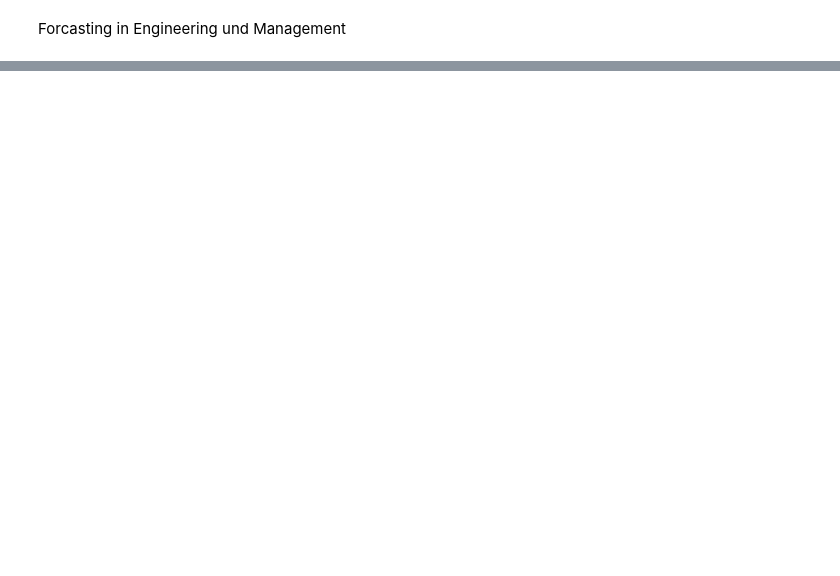
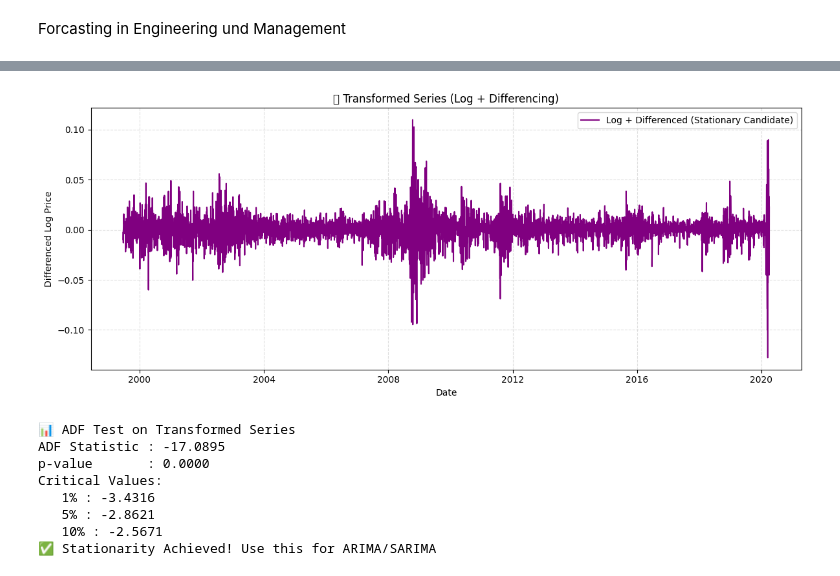
Before and after one commit to rhkraptor/FoEM, a Jupyter notebook: FoEM_Projekt.ipynb, the cells around one changed output, grey strips where cells are left out. Drawn from its saved outputs; the diff is of its cells as text; code cells hidden in the pictures; blank space fills up the shorter version.

```diff
--- a/FoEM_Projekt.ipynb
+++ b/FoEM_Projekt.ipynb
@@ -783,0 +49,20 @@ ValueError: Length of values (30) does not match length of index (261)
+# %%
+# ----------------------------------------
+# Step 0: CONFIGURATION SECTION
+# ----------------------------------------
+
+
+# ⏳ Data History
+HISTORY_YEARS = 26             # How many years of historical data to use
+
+# 🔮 Forecasting
+FORECAST_DAYS = 90            # How many business days to forecast
+
+# ⚙️ Model Split
+TRAIN_TEST_SPLIT = 0.8        # Train/Test ratio
+
+# 💹 Target Symbol
+TICKER = "^GSPC"              # S&P 500 Index (via yfinance)
+
+# 🧠 Reproducibility
+SEED = 42
@@ -783,0 +230,47 @@ ValueError: Length of values (30) does not match length of index (261)
+# %%
+# ----------------------------------------
+# Step 4: Make the Series Stationary (Train)
+# ----------------------------------------
+
+# 1. Log transformation (to stabilize variance)
+ts_train_log = np.log(ts_train_raw)
+
+# 2. First differencing (remove trend)
+ts_stationary_train = ts_train_log.diff().dropna()
+
+# Plot the result
+plt.figure(figsize=(12, 5))
+plt.plot(ts_stationary_train, label='Log + Differenced (Stationary Candidate)', color='purple')
+plt.title("📉 Transformed Series (Log + Differencing)")
+plt.xlabel("Date")
+plt.ylabel("Differenced Log Price")
+plt.grid(True, linestyle='--', alpha=0.4)
+plt.legend()
+plt.tight_layout()
+plt.show()
+
+# Re-run ADF Test on transformed series
+adf_result_trans = adfuller(ts_stationary_train)
+adf_stat, p_value, _, _, critical_values, _ = adf_result_trans
+
+print("📊 ADF Test on Transformed Series")
+print(f"ADF Statistic : {adf_stat:.4f}")
+print(f"p-value       : {p_value:.4f}")
+print("Critical Values:")
+for key, value in critical_values.items():
+    print(f"   {key} : {value:.4f}")
+
+if p_value <= 0.05:
+    print("✅ Stationarity Achieved! Use this for ARIMA/SARIMA")
+else:
+    print("❌ Still Non-Stationary. Consider higher-order differencing.")
+# %% [output]
+[figure, added]
+📊 ADF Test on Transformed Series
+ADF Statistic : -17.0895
+p-value       : 0.0000
+Critical Values:
+   1% : -3.4316
+   5% : -2.8621
+   10% : -2.5671
+✅ Stationarity Achieved! Use this for ARIMA/SARIMA
```
Also changed, not shown: parts of 46 cells of this notebook.
